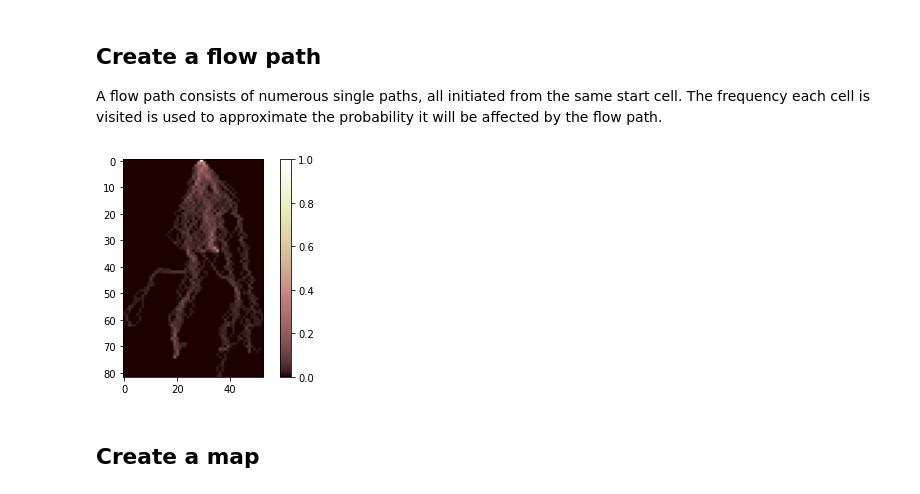
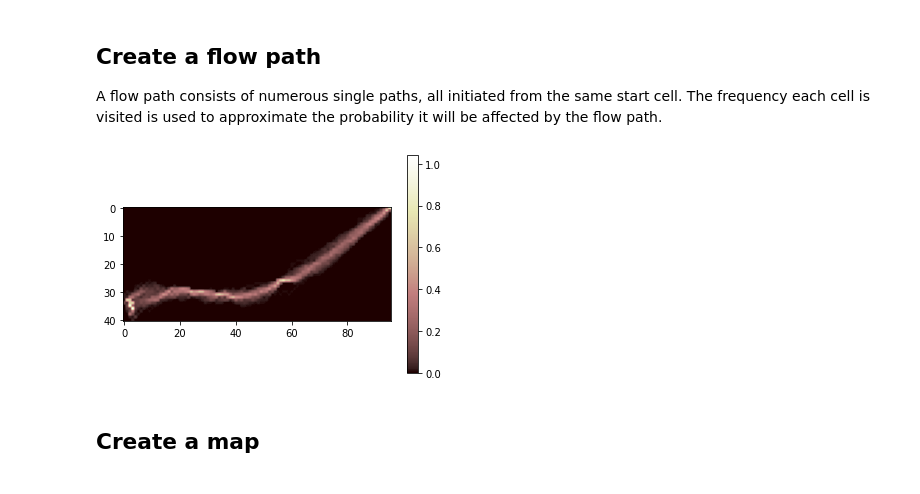
Before and after one commit to pgr1c11/flow-path, a Jupyter notebook: notebooks/flow-path-notebook.ipynb, the cells around one changed output. Drawn from its saved outputs; the diff is of its cells as text; code cells hidden in the pictures.

```diff
--- a/notebooks/flow-path-notebook.ipynb
+++ b/notebooks/flow-path-notebook.ipynb
@@ -11,7 +11,7 @@ import src.map as map
 # %% [markdown]
 ## Load and plot DEM
 # %%
-filename = r"C:\Users\pgred\Documents\Personal\Git\flow-path\data\in\20229620-DEFRA-Basingstoke_DTM_2m\SU65se_DTM_2m.tif"
+filename = r"C:\Users\pgred\Documents\Personal\Projects\Frog_Farm_Erosion\04_Analysis\20220719-ErosionReview\02_GIS\03_Raster\defra_2m_dsm_nosink.tif"
 test_dem = dem.DemTif(path=filename)
 test_dem.plot()
 # %% [output]
@@ -22,19 +22,19 @@ test_dem.plot()
 test_controls = controls.Controls(
     dem = test_dem,
     slope_threshold = 45,
-    divergent_flow = 2,
-    persistence = 1,
+    divergent_flow = 1.5,
+    persistence = 1.5,
     horizontal_flow = True,
-    fahrboschung_angle = 5,
+    fahrboschung_angle = 1,
     max_n_steps = 1000,
-    max_length = 2000,
-    paths_per_flow=50
+    max_length = 200,
+    paths_per_flow=100
     )
 # %% [markdown]
 ## Initialise a single path
 This can be done from array coordinates (row, column) in the *coords* variable of a *Cell* object or can be calculated from the map coordinates (x, y) using the *xy_coord_from_map_coords* method of a *Dem* object.
 # %%
-coords = test_dem.xy_coord_from_map_coords(map_coords=(465758.85, 153886.98))
+coords = test_dem.xy_coord_from_map_coords(map_coords=(496365.12,121357.87))
 test_cell = cell.Cell(controls=test_controls,coords=coords)
 test_path = path.Path(controls=test_controls, start_cell=test_cell)
-test_path.results.plot()
+test_path.results.create_raster(filename="frog_path2m.tif")
@@ -45,10 +43,10 @@ test_path.results.plot()
 A flow path consists of numerous single paths, all initiated from the same start cell. The frequency each cell is visited is used to approximate the probability it will be affected by the flow path.
 # %%
 test_flow = flow.Flow(controls=test_controls, start_cell=test_cell)
-test_flow.results.create_raster()
+test_flow.results.create_raster(filename="frog_flow2m.tif")
 test_flow.results.plot()
 # %% [output]
-[figure, old version]
+[figure, new version]
 # %% [markdown]
 ## Create a map
 # %%
```
Also changed, not shown: parts of 4 cells of this notebook, 17 other files.
